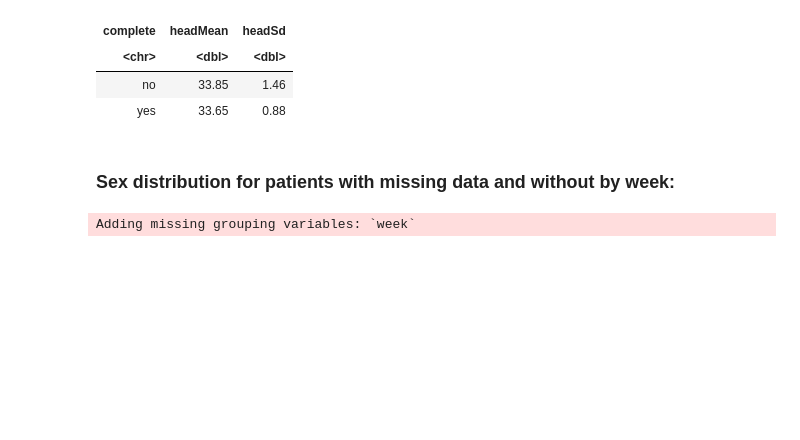
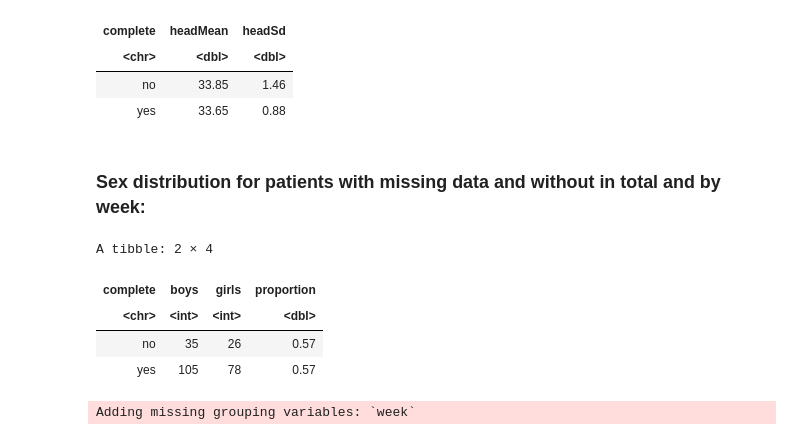
Before and after one commit to notblank/AA-leche-humana, a Jupyter notebook: Missing at random.ipynb, the cells around one changed output. Drawn from its saved outputs; the diff is of its cells as text; code cells hidden in the pictures; blank space fills up the shorter version.

Commit message:
total proportions complete missing

```diff
--- a/Missing at random.ipynb
+++ b/Missing at random.ipynb
@@ -216,7 +216,16 @@ A tibble: 2 × 3
 | no | 33.85 | 1.46 |
 | yes | 33.65 | 0.88 |
 # %% [markdown]
-### Sex distribution for patients with missing data and without by week:
+### Sex distribution for patients with missing data and without in total and by week:
+# %%
+weekSexNA %>% spread(sex, total) %>% group_by(complete) %>%
+                summarise(boys = sum(boy), girls = sum(girl), proportion = round(boys / (boys + girls), 2))
+# %% [output]
+A tibble: 2 × 4
+| complete | boys | girls | proportion |
+| <chr> | <int> | <int> | <dbl> |
+| no | 35 | 26 | 0.57 |
+| yes | 105 | 78 | 0.57 |
 # %%
 weekSexNA %>% spread(sex, total) %>% filter(week == 1) %>% select(-week)
 weekSexNA %>% spread(sex, total) %>% filter(week == 2) %>% select(-week)
```
Also changed, not shown: parts of 1 cell of this notebook.
